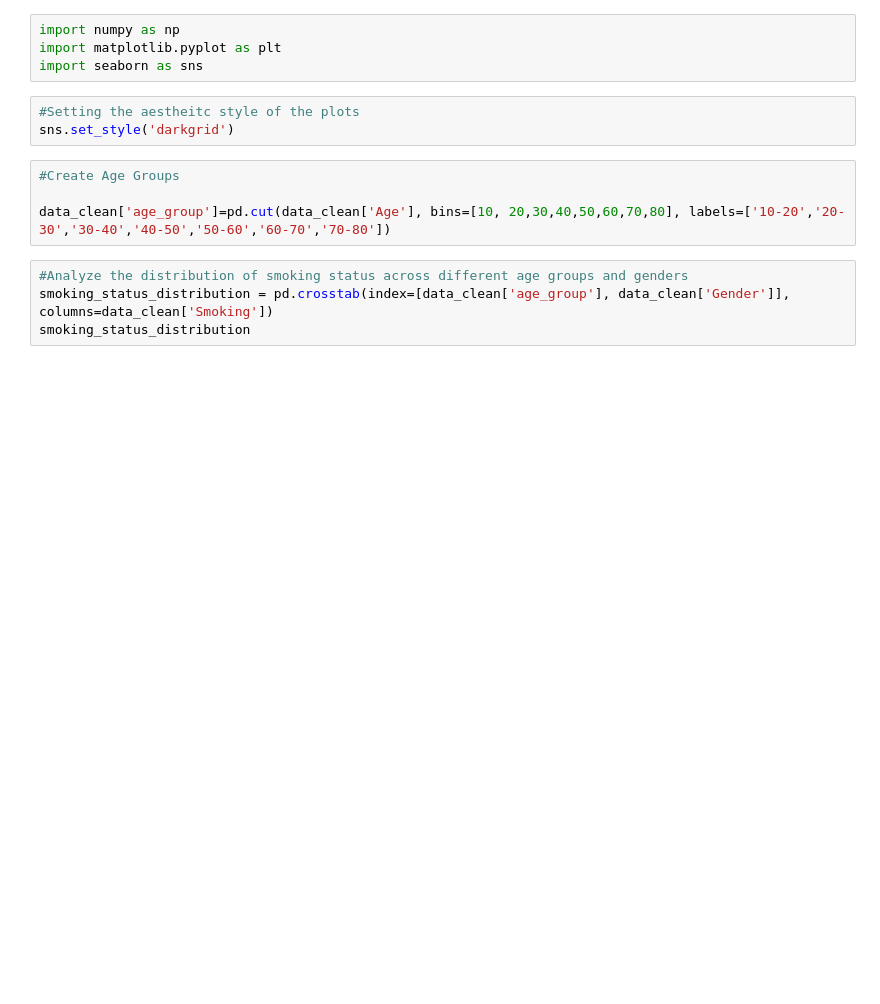
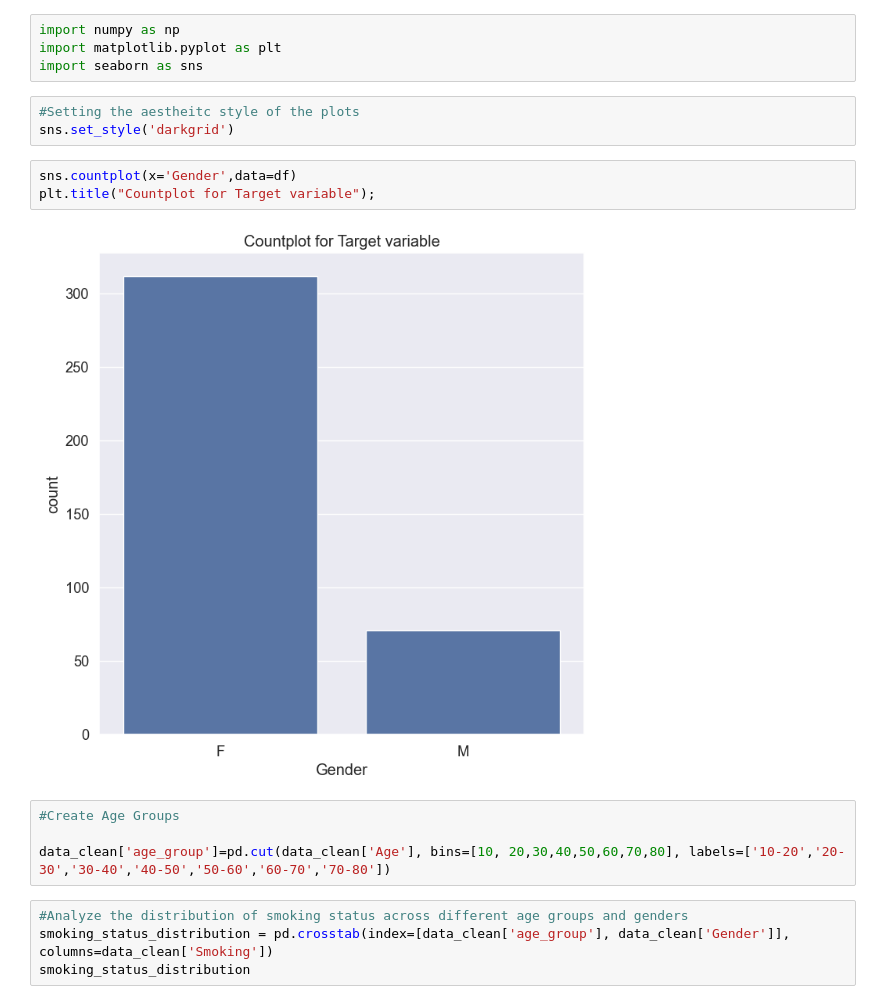
Before and after one commit to 254Bit/SmokersHealthData, a Jupyter notebook: Thyroid Dataset/thyroid_disease.ipynb, the cells around one changed output. Saved outputs shown, nothing was run; the diff lists cells and outputs as text; blank space fills up the shorter version.

```diff
--- a/Thyroid Dataset/thyroid_disease.ipynb
+++ b/Thyroid Dataset/thyroid_disease.ipynb
@@ -68,6 +68,11 @@ import seaborn as sns
 # %%
 #Setting the aestheitc style of the plots
 sns.set_style('darkgrid')
+# %%
+sns.countplot(x='Gender',data=df)
+plt.title("Countplot for Target variable");
+# %% [output]
+[figure, added]
 # %%
 #Create Age Groups
 
```
